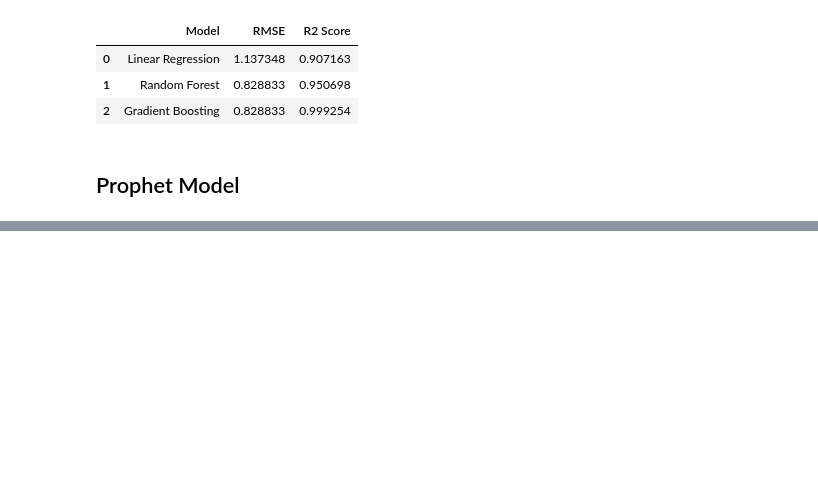
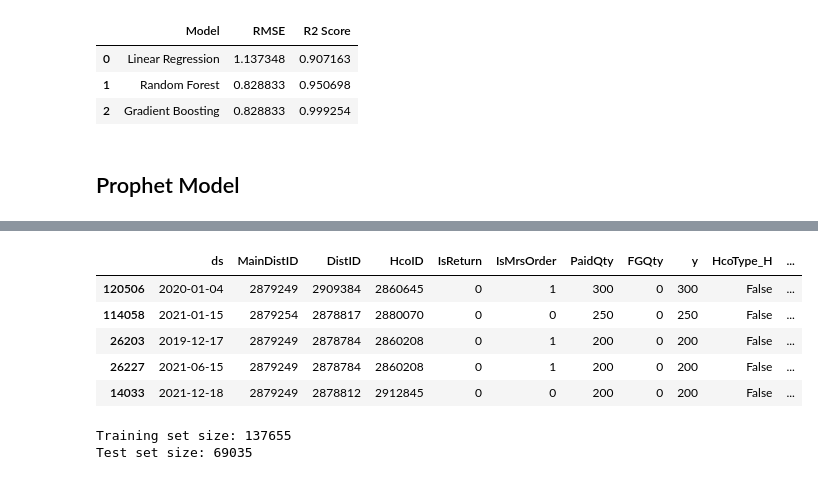
Before and after one commit to senaoz/MIS-492, a Jupyter notebook: models.ipynb, the cells around one changed output, grey strips where cells are left out. Cells and saved outputs as stored; diff of their text form; code cells hidden in the pictures; blank space fills up the shorter version.

```diff
--- a/models.ipynb
+++ b/models.ipynb
@@ -315,6 +333,20 @@ memory usage: 13.4+ MB
+# %%
+prophet_df.sort_values(by='y', ascending=False).head()
+# %% [output]
+|  | ds | MainDistID | DistID | HcoID | IsReturn | IsMrsOrder | PaidQty | FGQty | y | HcoType_H | ... |
+| 120506 | 2020-01-04 | 2879249 | 2909384 | 2860645 | 0 | 1 | 300 | 0 | 300 | False | ... |
+| 114058 | 2021-01-15 | 2879254 | 2878817 | 2880070 | 0 | 0 | 250 | 0 | 250 | False | ... |
+| 26203 | 2019-12-17 | 2879249 | 2878784 | 2860208 | 0 | 1 | 200 | 0 | 200 | False | ... |
+| 26227 | 2021-06-15 | 2879249 | 2878784 | 2860208 | 0 | 1 | 200 | 0 | 200 | False | ... |
+| 14033 | 2021-12-18 | 2879249 | 2878812 | 2912845 | 0 | 0 | 200 | 0 | 200 | False | ... |
 # %%
 # Step 2: Split the data into training and testing sets
-# Use a specified proportion for the training set, e.g., 80% training and 20% testing
-train_size = int(len(prophet_df) * 0.8)
+train_size = int(len(prophet_df) * 0.666)
 train_df = prophet_df.iloc[:train_size]
 test_df = prophet_df.iloc[train_size:]
+
+print(f"Training set size: {len(train_df)}")
+print(f"Test set size: {len(test_df)}")
+# %% [output]
+Training set size: 137655
+Test set size: 69035
```
Also changed, not shown: parts of 10 cells of this notebook.
